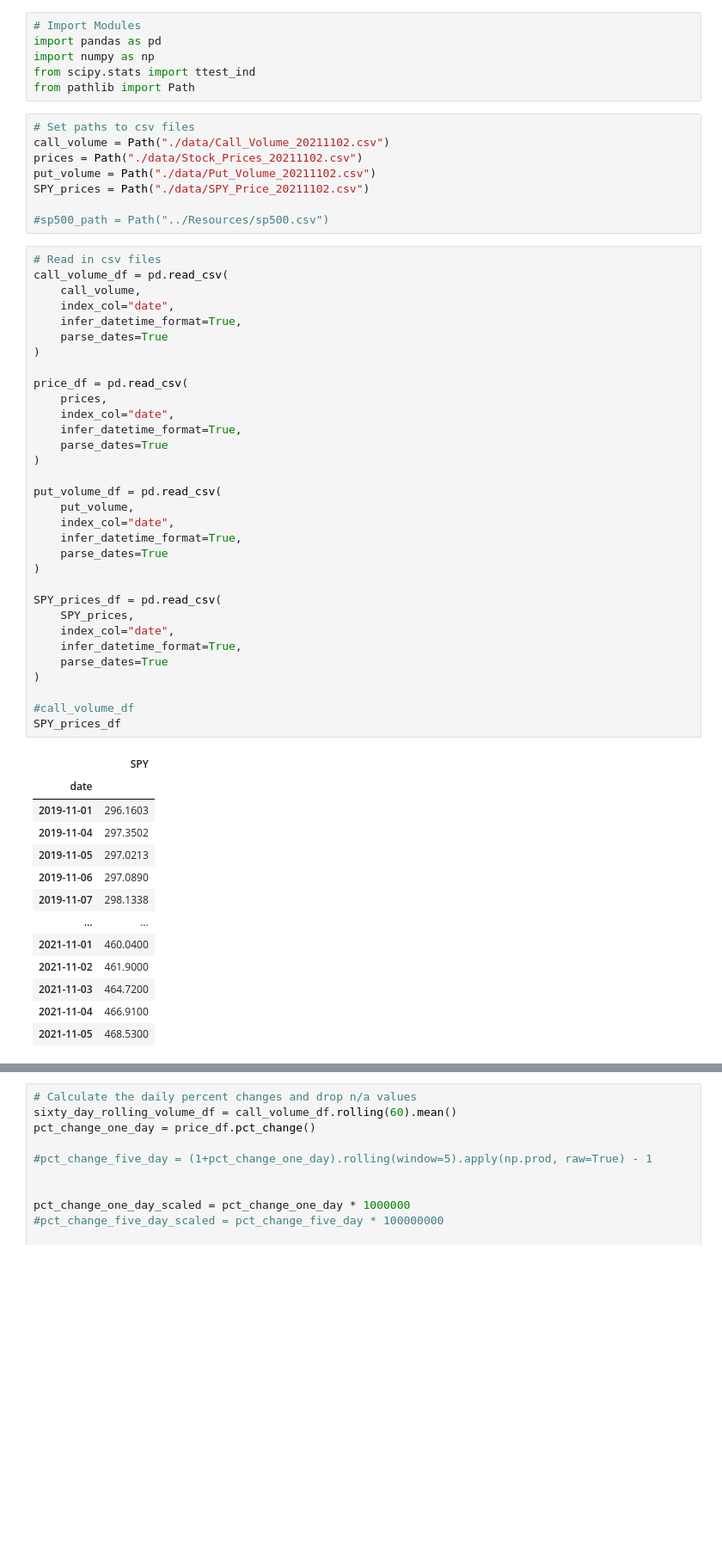
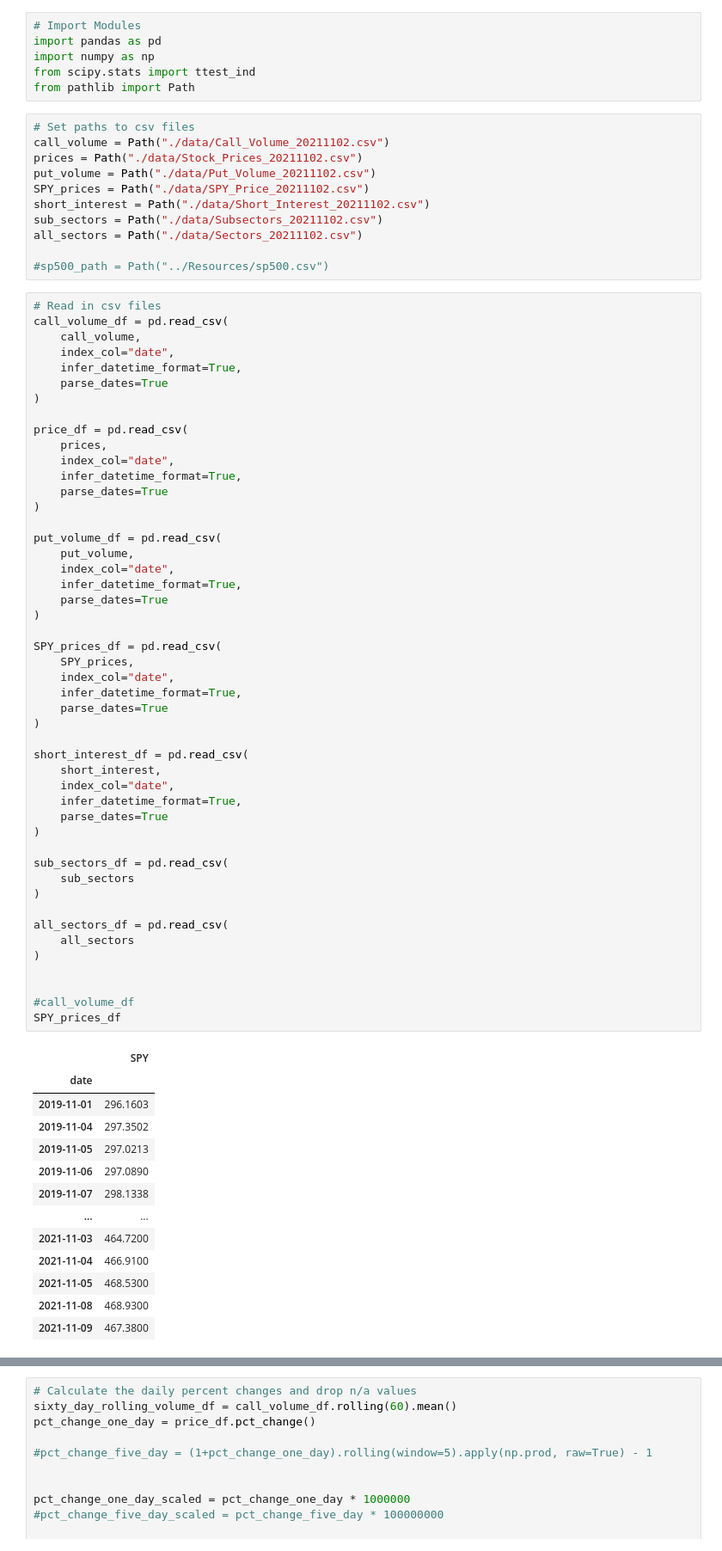
Before and after one commit to amazd/option-volume-prediction, a Jupyter notebook: statistical_fundamentalsv2.ipynb, the cells around one changed output, grey strips where cells are left out. Shown at 86% size. Drawn from its saved outputs; the diff is of its cells as text; blank space fills up the shorter version.

```diff
--- a/statistical_fundamentalsv2.ipynb
+++ b/statistical_fundamentalsv2.ipynb
@@ -10,6 +10,9 @@ call_volume = Path("./data/Call_Volume_20211102.csv")
 prices = Path("./data/Stock_Prices_20211102.csv")
 put_volume = Path("./data/Put_Volume_20211102.csv")
 SPY_prices = Path("./data/SPY_Price_20211102.csv")
+short_interest = Path("./data/Short_Interest_20211102.csv")
+sub_sectors = Path("./data/Subsectors_20211102.csv")
+all_sectors = Path("./data/Sectors_20211102.csv")
 
 #sp500_path = Path("../Resources/sp500.csv")
 # %%
@@ -26,35 +29,51 @@ price_df = pd.read_csv(
     index_col="date",
     infer_datetime_format=True,
     parse_dates=True
 )
 
 put_volume_df = pd.read_csv(
     put_volume,
     index_col="date",
     infer_datetime_format=True,
     parse_dates=True
 )
 
 SPY_prices_df = pd.read_csv(
     SPY_prices,
     index_col="date",
     infer_datetime_format=True,
     parse_dates=True
 )
 
+short_interest_df = pd.read_csv(
+    short_interest,
+    index_col="date",
+    infer_datetime_format=True,
+    parse_dates=True
+)
+
+sub_sectors_df = pd.read_csv(
+    sub_sectors
+)
+
+all_sectors_df = pd.read_csv(
+    all_sectors
+)
+
+
 #call_volume_df
 SPY_prices_df
 # %% [output]
 |  | SPY |
 | date |  |
 | 2019-11-01 | 296.1603 |
 | 2019-11-04 | 297.3502 |
 | 2019-11-05 | 297.0213 |
 | 2019-11-06 | 297.0890 |
 | 2019-11-07 | 298.1338 |
 | ... | ... |
-| 2021-11-01 | 460.0400 |
-| 2021-11-02 | 461.9000 |
 | 2021-11-03 | 464.7200 |
 | 2021-11-04 | 466.9100 |
 | 2021-11-05 | 468.5300 |
+| 2021-11-08 | 468.9300 |
+| 2021-11-09 | 467.3800 |
```
Also changed, not shown: parts of 23 cells of this notebook, 1 other file.
